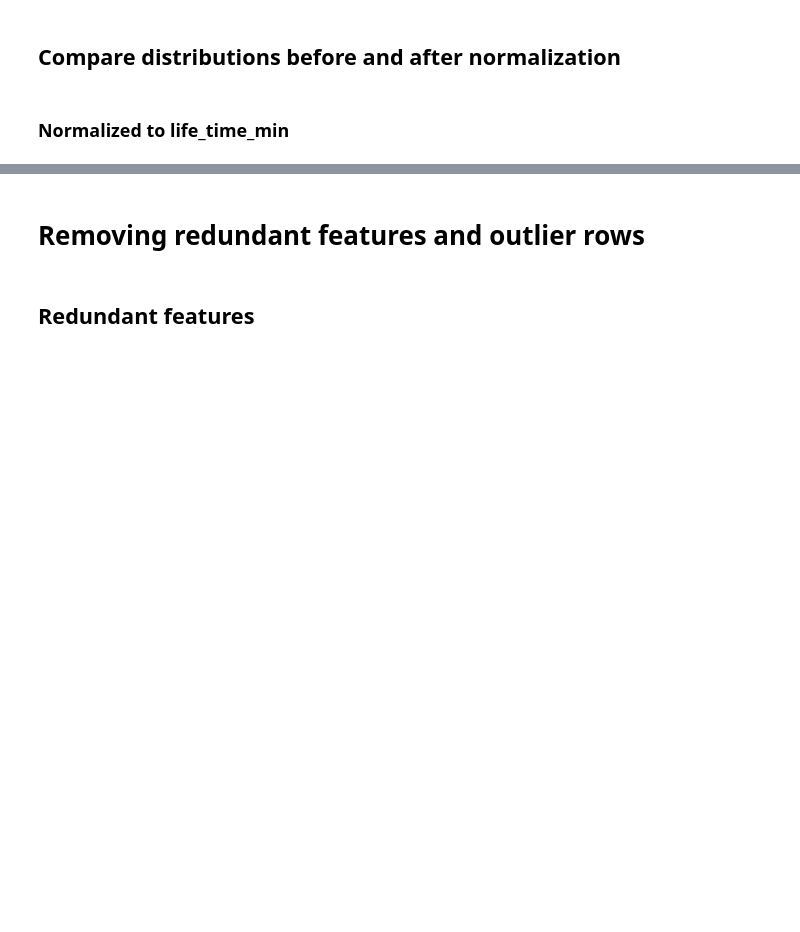
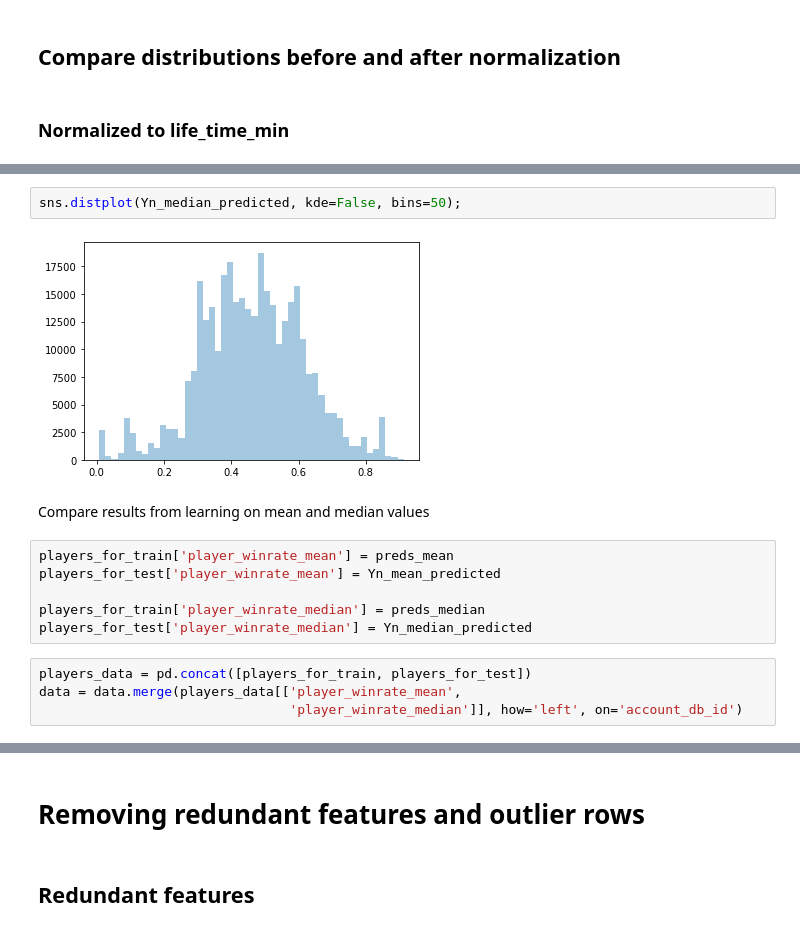
Before and after one commit to Egorka1/WG_Forge, a Jupyter notebook: WGProject.ipynb, the cells around one changed output, grey strips where cells are left out. Drawn from its saved outputs; the diff is of its cells as text; blank space fills up the shorter version.

```diff
--- a/WGProject.ipynb
+++ b/WGProject.ipynb
@@ -675,0 +672,16 @@ for index, feature in enumerate(features_normalized):
+# %%
+sns.distplot(Yn_median_predicted, kde=False, bins=50);
+# %% [output]
+[figure, added]
+# %% [markdown]
+Compare results from learning on mean and median values
+# %%
+players_for_train['player_winrate_mean'] = preds_mean
+players_for_test['player_winrate_mean'] = Yn_mean_predicted
+
+players_for_train['player_winrate_median'] = preds_median
+players_for_test['player_winrate_median'] = Yn_median_predicted
+# %%
+players_data = pd.concat([players_for_train, players_for_test])
+data = data.merge(players_data[['player_winrate_mean',
+                                'player_winrate_median']], how='left', on='account_db_id')
```
Also changed, not shown: parts of 117 cells of this notebook.
